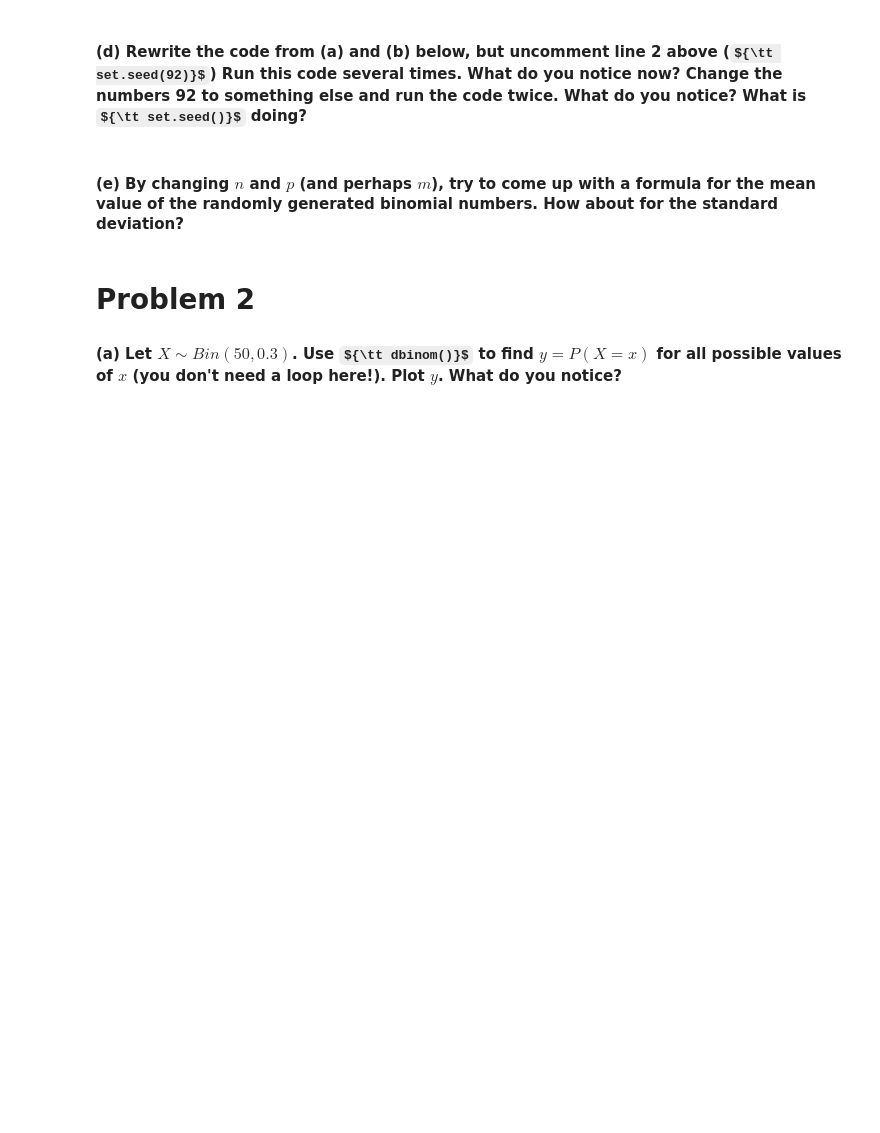
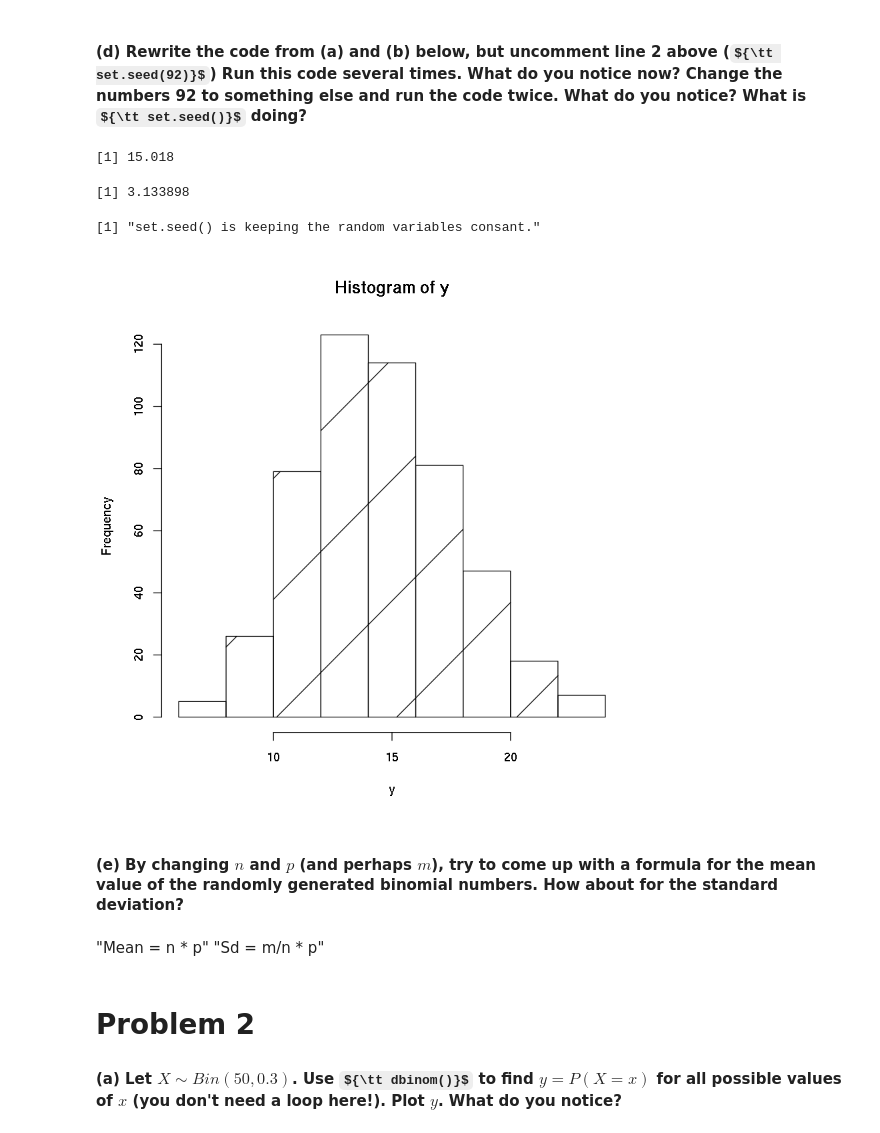
Before and after one commit to dskrenta/appm-4570, a Jupyter notebook: week4/Unit-3(a)-code-exercise.ipynb, the cells around one changed output. Cells and saved outputs as stored; diff of their text form; code cells hidden in the pictures; some formulas as TeX source; blank space fills up the shorter version.

```diff
--- a/week4/Unit-3(a)-code-exercise.ipynb
+++ b/week4/Unit-3(a)-code-exercise.ipynb
@@ -11,7 +47,23 @@
 # %% [markdown]
 #### (d) Rewrite the code from (a) and (b) below, but uncomment line 2 above (${\tt set.seed(92)}$) Run this code several times. What do you notice now? Change the numbers 92 to something else and run the code twice. What do you notice? What is ${\tt set.seed()}$ doing?
+# %%
+set.seed(1)
+y = rbinom(500, 50, 0.3)
+hist(y, density = TRUE)
+mean(y)
+sd(y)
+
+"set.seed() is keeping the random variables consant."
+# %% [output]
+[1] 15.018
+[1] 3.133898
+[1] "set.seed() is keeping the random variables consant."
+[figure, added]
 # %% [markdown]
 #### (e) By changing $n$ and $p$ (and perhaps $m$), try to come up with a formula for the mean value of the randomly generated binomial numbers. How about for the standard deviation?
+# %% [markdown]
+"Mean = n * p"
+"Sd = m/n * p"
 # %% [markdown]
 # Problem 2
 
```
Also changed, not shown: parts of 8 cells of this notebook.
